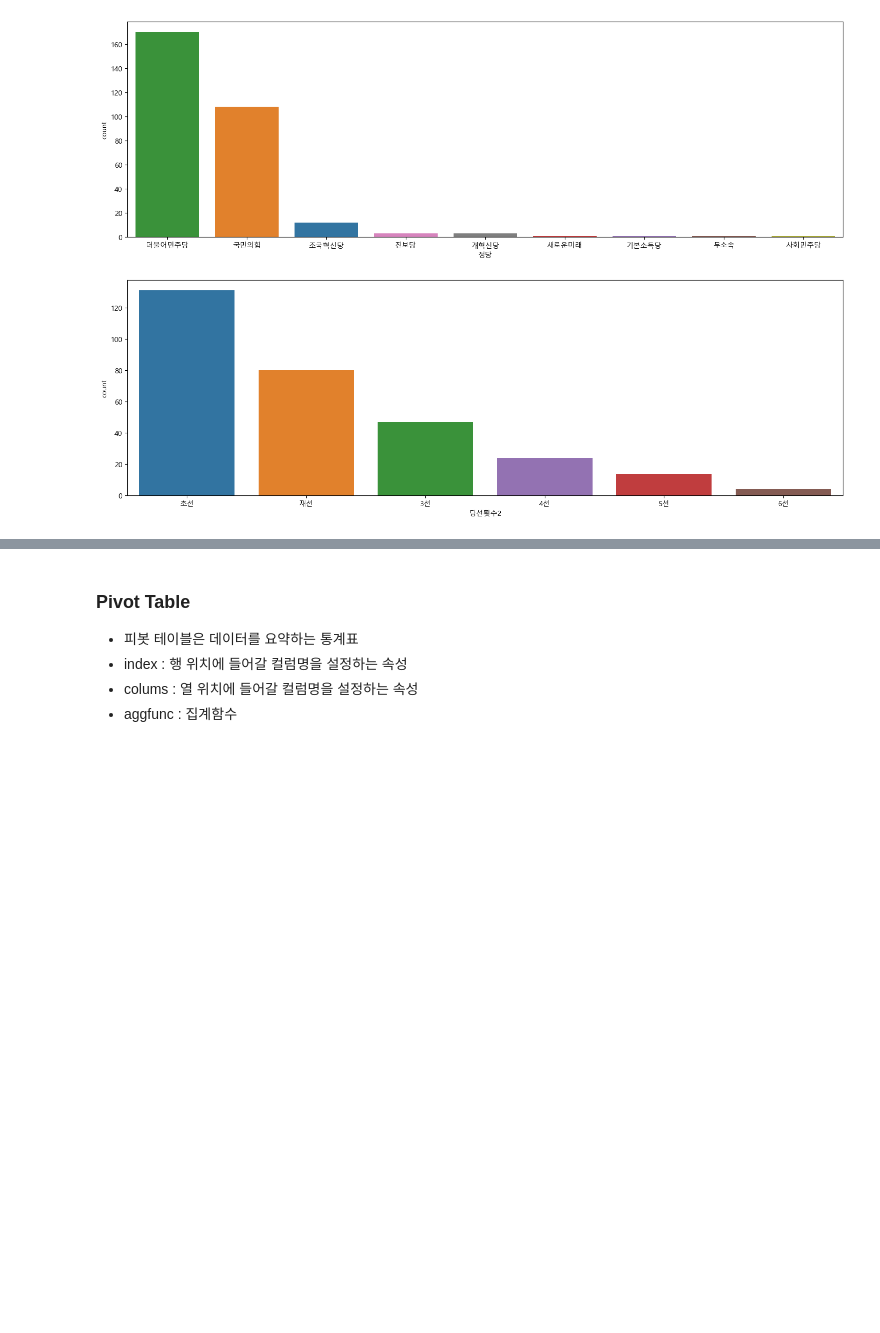
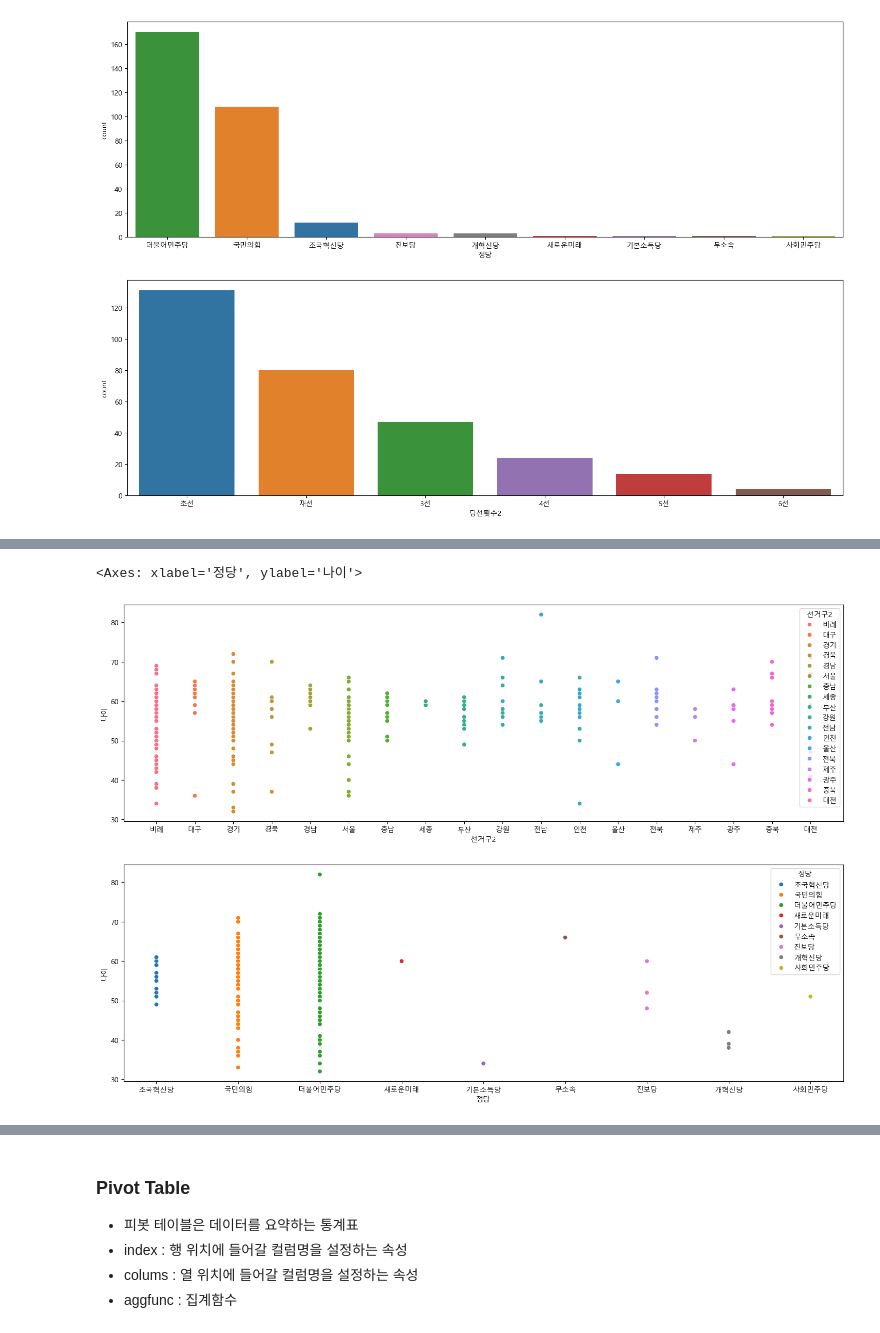
Before and after one commit to HanUL220/Python_Webscraping_Analysis, a Jupyter notebook: 05.국회의원현황-개정판.ipynb, the cells around one changed output, grey strips where cells are left out. Saved outputs shown, nothing was run; the diff lists cells and outputs as text; code cells hidden in the pictures; blank space fills up the shorter version.

```diff
--- a/05.국회의원현황-개정판.ipynb
+++ b/05.국회의원현황-개정판.ipynb
@@ -614,0 +557,12 @@ Text(0.5, 1.0, '선거구 분포값')
+# %%
+#seaborn의 Scatterplot(산점도) 그리기
+#선거구2 와 나이 분포를 확인하기
+#정당과 나이분포를 확인하기
+figure,(axes1,axes2) = plt.subplots(nrows=2, ncols=1)
+figure.set_size_inches(18,12)
+
+sns.scatterplot(data=member_df, x='선거구2', y='나이', ax=axes1, hue='선거구2')
+sns.scatterplot(data=member_df, x='정당', y='나이', ax=axes2, hue='정당')
+# %% [output]
+<Axes: xlabel='정당', ylabel='나이'>
+[figure, added]
```
Also changed, not shown: parts of 13 cells of this notebook.
